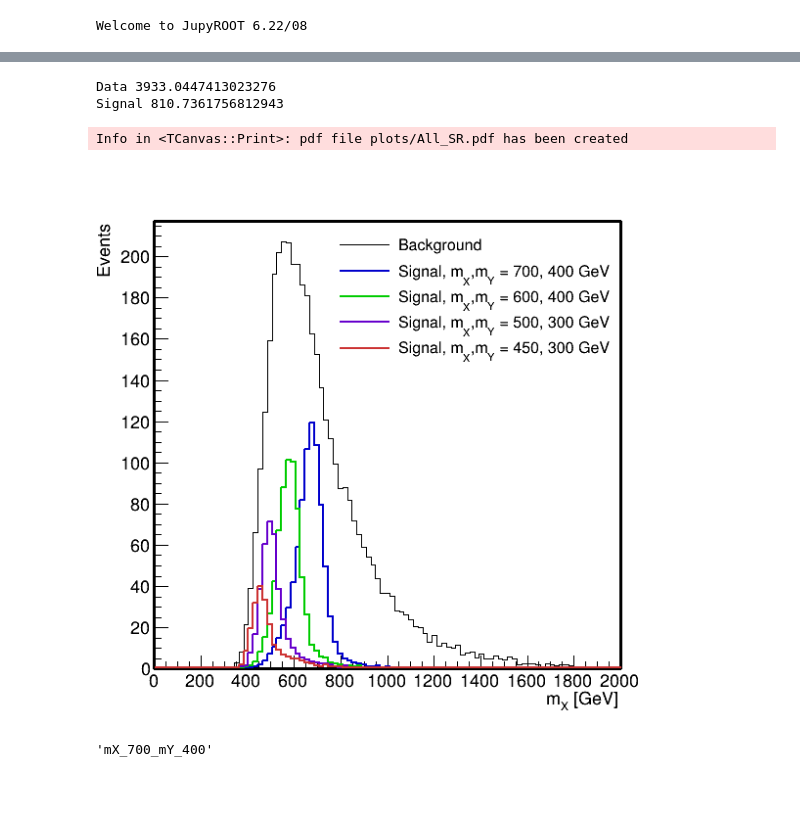
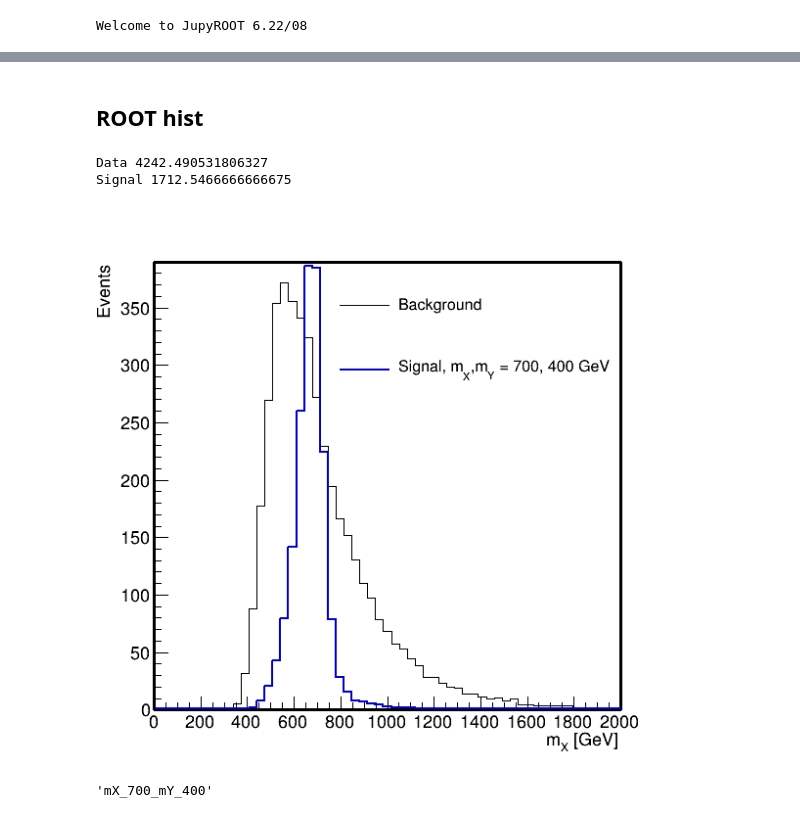
Before and after one commit to srosenzweig09/analysis, a Jupyter notebook: jupyter/6_background_estimation/background_estimation.ipynb, the cells around one changed output, grey strips where cells are left out. Saved outputs shown, nothing was run; the diff lists cells and outputs as text; code cells hidden in the pictures; blank space fills up the shorter version.

```diff
--- a/jupyter/6_background_estimation/background_estimation.ipynb
+++ b/jupyter/6_background_estimation/background_estimation.ipynb
@@ -1439,5 +1382,8 @@ import ROOT
 from array import array
 # %% [output]
 Welcome to JupyROOT 6.22/08
+# %%
+n_sig_SRhs, _ = np.histogram(sig_X.m[sig_SRhs_mask].to_numpy(), bins=mBins)
+n_sig_SRhs = n_sig_SRhs * sigTree.scale
 # %%
 assert len(n_dat_SRls_transformed) == len(n_sig_SRhs)
@@ -1446,3 +1390,5 @@ NameError: name 'n_sig_SRhs' is not defined
+# %% [markdown]
+## ROOT hist
 # %%
 try: del canvas, h_sig, h_sig1, h_sig2, h_sig4, h_dat
 except: pass
@@ -1452,66 +1398,66 @@ canvas.SetFrameLineWidth(3)
 
 h_dat = ROOT.TH1D("h_dat",";m_{X} [GeV];Events",len(n_dat_SRls_transformed),array('d',list(e)))
 h_sig = ROOT.TH1D("h_sig",";m_{X} [GeV];Events",len(n_sig_SRhs),array('d',list(e)))
-h_sig1 = ROOT.TH1D("h_sig1",";m_{X} [GeV];Events",len(n_sig1_SRhs),array('d',list(e)))
-h_sig2 = ROOT.TH1D("h_sig2",";m_{X} [GeV];Events",len(n_sig2_SRhs),array('d',list(e)))
-h_sig4 = ROOT.TH1D("h_sig4",";m_{X} [GeV];Events",len(n_sig4_SRhs),array('d',list(e)))
+# h_sig1 = ROOT.TH1D("h_sig1",";m_{X} [GeV];Events",len(n_sig1_SRhs),array('d',list(e)))
+# h_sig2 = ROOT.TH1D("h_sig2",";m_{X} [GeV];Events",len(n_sig2_SRhs),array('d',list(e)))
+# h_sig4 = ROOT.TH1D("h_sig4",";m_{X} [GeV];Events",len(n_sig4_SRhs),array('d',list(e)))
 
-for i,(bin_sig,bin_dat,bin_sig1,bin_sig2,bin_sig4) in enumerate(zip(n_sig_SRhs, n_dat_SRls_transformed, n_sig1_SRhs,n_sig2_SRhs,n_sig4_SRhs)):
+# for i,(bin_sig,bin_dat,bin_sig1,bin_sig2,bin_sig4) in enumerate(zip(n_sig_SRhs, n_dat_SRls_transformed, n_sig1_SRhs,n_sig2_SRhs,n_sig4_SRhs)):
+for i,(bin_sig,bin_dat) in enumerate(zip(n_sig_SRhs, n_dat_SRls_transformed)):
     h_dat.SetBinContent(i+1, bin_dat)
     h_sig.SetBinContent(i+1, bin_sig)
-    h_sig1.SetBinContent(i+1, bin_sig1)
-    h_sig2.SetBinContent(i+1, bin_sig2)
-    h_sig4.SetBinContent(i+1, bin_sig4)
+    # h_sig1.SetBinContent(i+1, bin_sig1)
+    # h_sig2.SetBinContent(i+1, bin_sig2)
+    # h_sig4.SetBinContent(i+1, bin_sig4)
 
 h_dat.Draw("hist")
 h_sig.Draw("hist same")
-h_sig4.Draw("hist same")
-h_sig2.Draw("hist same")
-h_sig1.Draw("hist same")
+# h_sig4.Draw("hist same")
+# h_sig2.Draw("hist same")
+# h_sig1.Draw("hist same")
 h_dat.SetLineColor(1)
 h_sig.SetLineColor(ROOT.kBlue + 1)
-h_sig4.SetLineColor(ROOT.kGreen + 1)
-h_sig2.SetLineColor(ROOT.kViolet + 2)
-h_sig1.SetLineColor(ROOT.kRed - 3)
+# h_sig4.SetLineColor(ROOT.kGreen + 1)
+# h_sig2.SetLineColor(ROOT.kViolet + 2)
+# h_sig1.SetLineColor(ROOT.kRed - 3)
 # h_dat.SetLineWidth(2)
 h_sig.SetLineWidth(2)
-h_sig1.SetLineWidth(2)
-h_sig2.SetLineWidth(2)
-h_sig4.SetLineWidth(2)
-h_sig.Scale(0.5)
-h_sig1.Scale(0.5)
-h_sig2.Scale(0.5)
-h_sig4.Scale(0.5)
+# h_sig1.SetLineWidth(2)
+# h_sig2.SetLineWidth(2)
+# h_sig4.SetLineWidth(2)
+# h_sig.Scale(0.5)
+# h_sig1.Scale(0.5)
+# h_sig2.Scale(0.5)
+# h_sig4.Scale(0.5)
 canvas.Draw()
 print("Data",h_dat.Integral())
 print("Signal",h_sig.Integral())
 
 ROOT.gStyle.SetOptStat(0)
 leg = ROOT.TLegend(0.4, 0.65, 0.88, 0.88)
 leg.SetFillStyle(0)
 leg.SetBorderSize(0)
 leg.SetTextSize(0.03)
 leg.AddEntry(h_dat, "Background", "l")
 leg.AddEntry(h_sig, "Signal, m_{X},m_{Y} = 700, 400 GeV", "l")
-leg.AddEntry(h_sig4, "Signal, m_{X},m_{Y} = 600, 400 GeV", "l")
-leg.AddEntry(h_sig2, "Signal, m_{X},m_{Y} = 500, 300 GeV", "l")
-leg.AddEntry(h_sig1, "Signal, m_{X},m_{Y} = 450, 300 GeV", "l")
+# leg.AddEntry(h_sig4, "Signal, m_{X},m_{Y} = 600, 400 GeV", "l")
+# leg.AddEntry(h_sig2, "Signal, m_{X},m_{Y} = 500, 300 GeV", "l")
+# leg.AddEntry(h_sig1, "Signal, m_{X},m_{Y} = 450, 300 GeV", "l")
 leg.Draw()
 
 # canvas.Print(f"plots/{sigTree.mXmY}_SR.pdf)","Title:Signal Region");
-canvas.Print(f"plots/All_SR.pdf)","Title:Signal Region");
+# canvas.Print(f"plots/All_SR.pdf)","Title:Signal Region");
 
 # fout = ROOT.TFile("mass_info/{sigTree.mXmY}_mX.root","recreate")
-fout = ROOT.TFile("mass_info/all_sig_mX.root","recreate")
-fout.cd()
-h_dat.Write()
-h_sig.Write()
-fout.Close()
+# fout = ROOT.TFile("mass_info/all_sig_mX.root","recreate")
+# fout.cd()
+# h_dat.Write()
+# h_sig.Write()
+# fout.Close()
 # %% [output]
-Data 3933.0447413023276
-Signal 810.7361756812943
+Data 4242.490531806327
+Signal 1712.5466666666675
-Info in <TCanvas::Print>: pdf file plots/All_SR.pdf has been created
-[figure, old version]
+[figure, new version]
 # %%
 sigTree.mXmY
 # %% [output]
```
Also changed, not shown: parts of 37 cells of this notebook.
